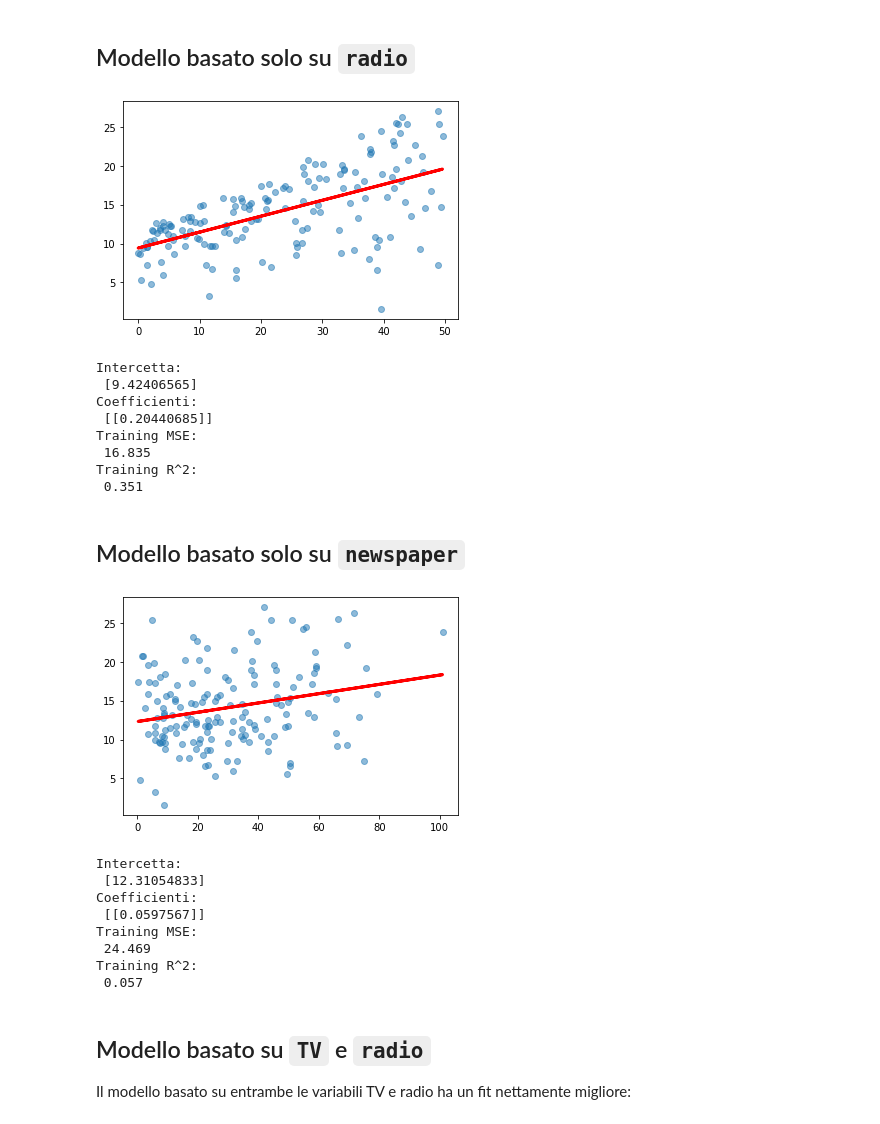
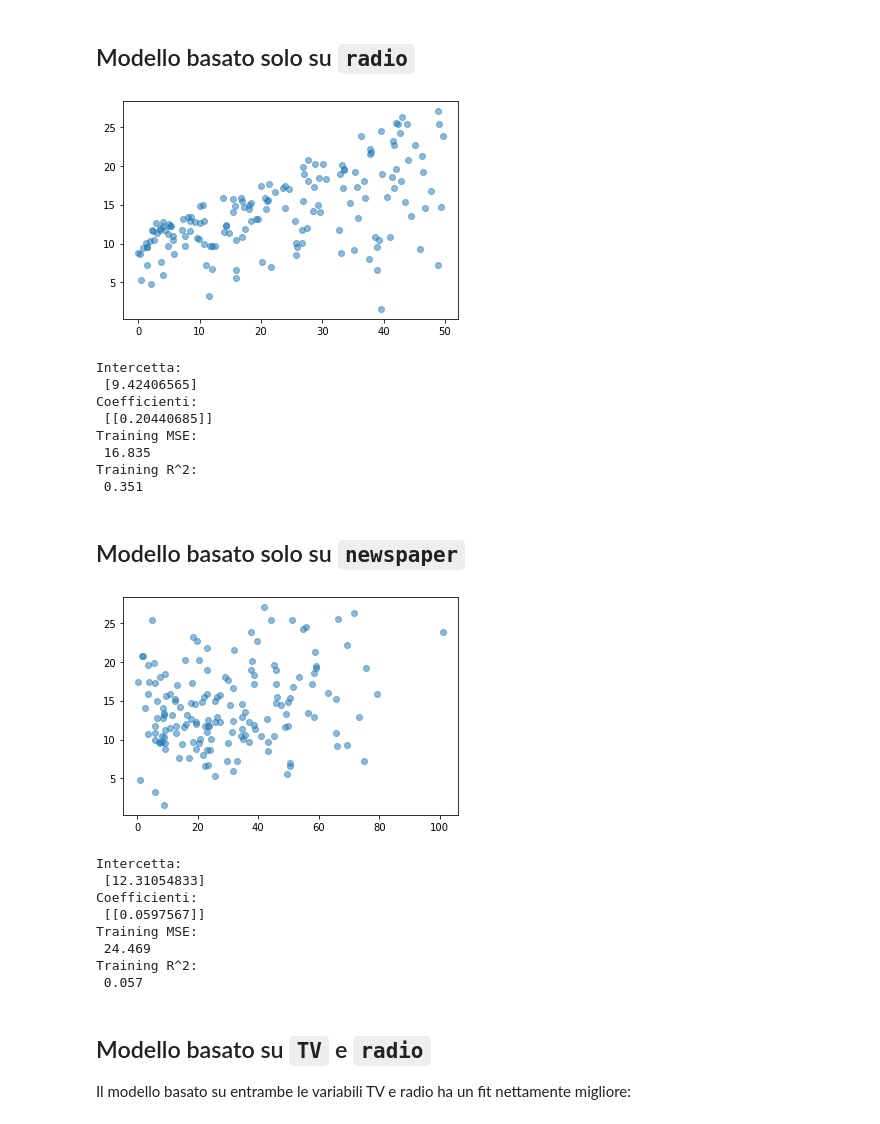
Before and after one commit to fedeghigo/Machine_Learning_modelling, a Jupyter notebook: Lessons/030-regression.ipynb, the cells around one changed output. Cells and saved outputs as stored; diff of their text form; code cells hidden in the pictures.

```diff
--- a/Lessons/030-regression.ipynb
+++ b/Lessons/030-regression.ipynb
@@ -127,17 +127,17 @@ Test MSE:
 # %%
 # Regressione semplice dell'output 'sales' sulla variabile di input 'radio'
 X = train[['radio']]
 y = train[['sales']]
 regr.fit(X, y)
 y_pred = regr.predict(X)
 plt.scatter(X, y, alpha=0.5)
-plt.plot(X, y_pred, color='red', linewidth=3)
+#plt.plot(X, y_pred, color='red', linewidth=3)
 plt.show()
 print('Intercetta: \n', regr.intercept_, '\nCoefficienti: \n', regr.coef_)
 print('Training MSE:\n %.3f' % mean_squared_error(y, y_pred))
 print('Training R^2:\n %.3f' % r2_score(y, y_pred))
 # %% [output]
-[figure, old version]
+[figure, new version]
 Intercetta:
  [9.42406565]
 Coefficienti:
@@ -155,13 +155,13 @@ y = train[['sales']]
 regr.fit(X, y)
 y_pred = regr.predict(X)
 plt.scatter(X, y, alpha=0.5)
-plt.plot(X, y_pred, color='red', linewidth=3)
+#plt.plot(X, y_pred, color='red', linewidth=3)
 plt.show()
 print('Intercetta: \n', regr.intercept_, '\nCoefficienti: \n', regr.coef_)
 print('Training MSE:\n %.3f' % mean_squared_error(y, y_pred))
 print('Training R^2:\n %.3f' % r2_score(y, y_pred))
 # %% [output]
-[figure, old version]
+[figure, new version]
 Intercetta:
  [12.31054833]
 Coefficienti:
```
Also changed, not shown: parts of 7 cells of this notebook.
